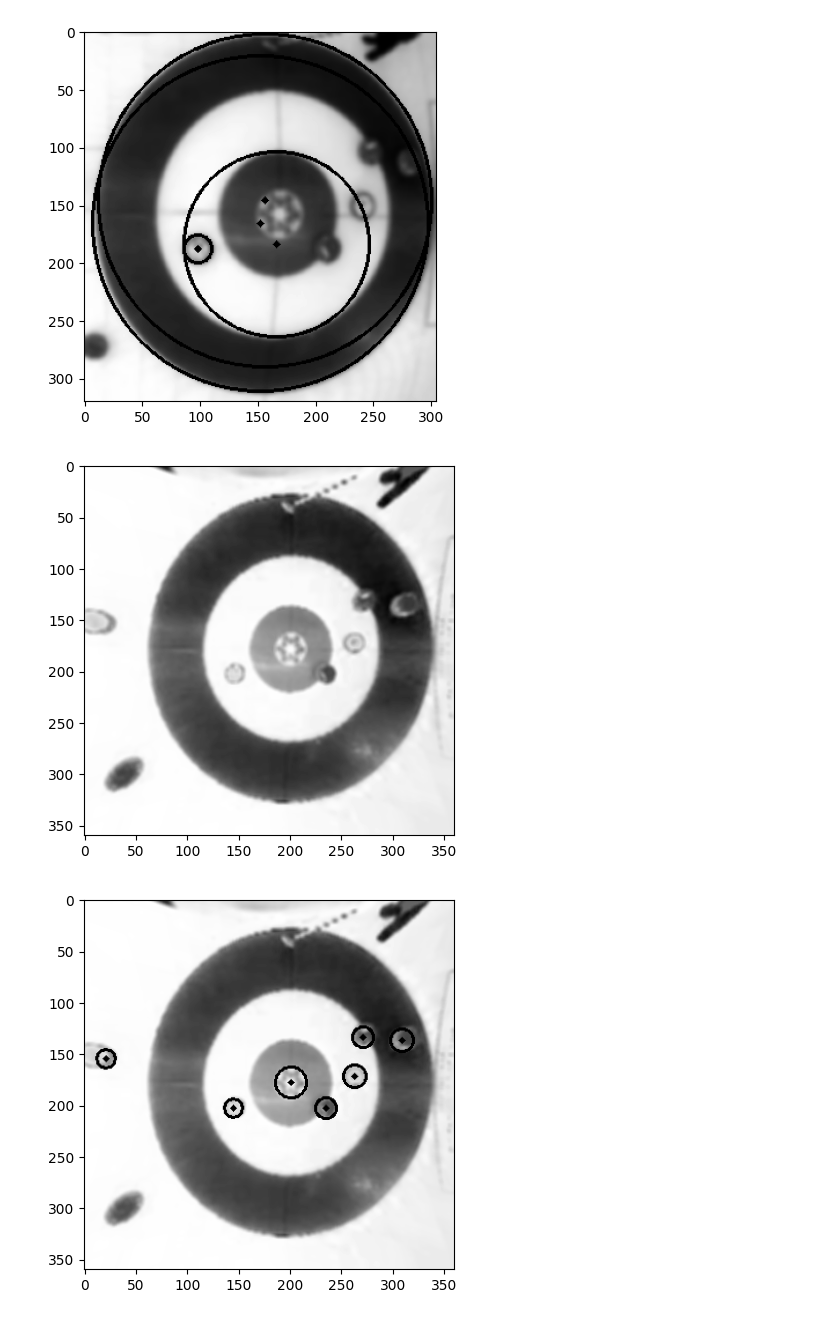
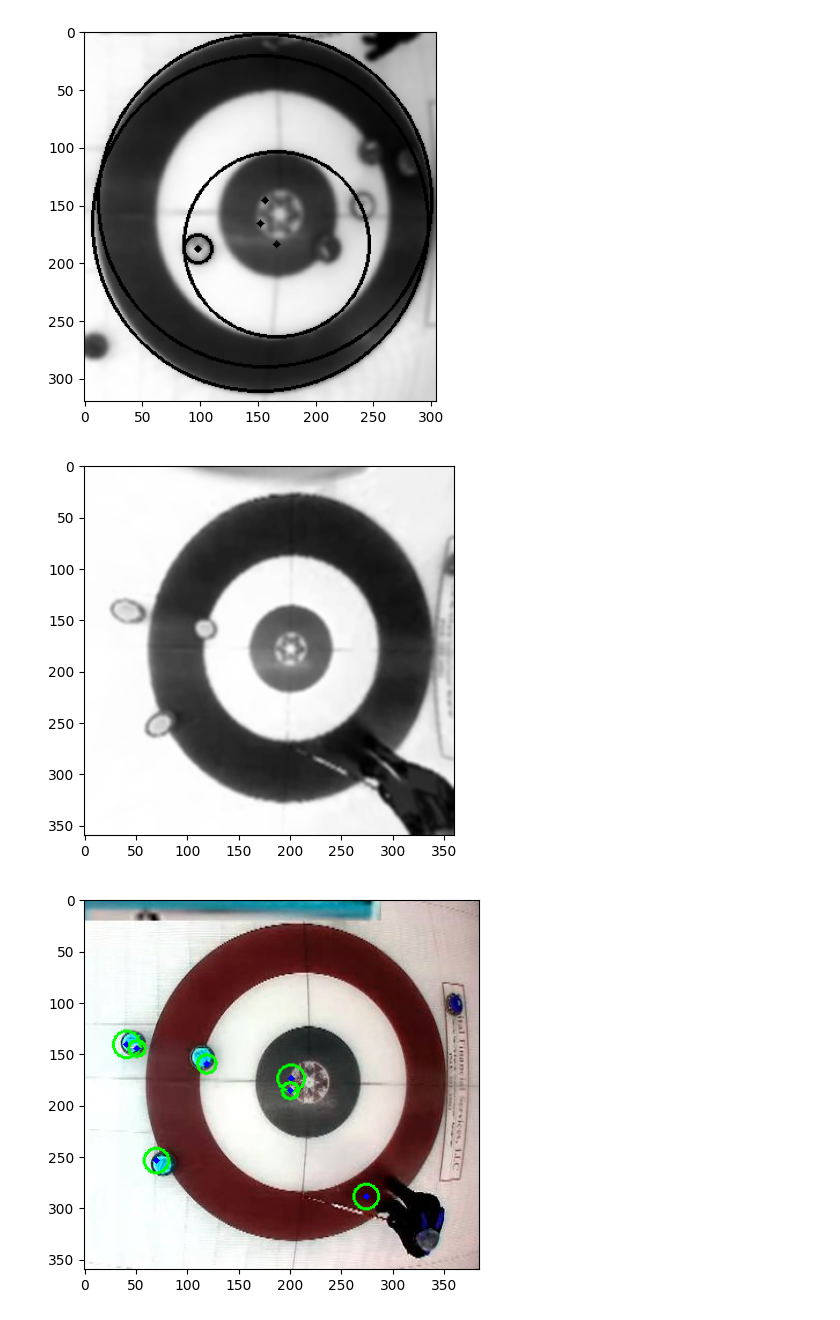
Before and after one commit to anderm18/CurlingVAR, a Jupyter notebook: CurlingSegmentationipynb.ipynb, the cells around one changed output. Cells and saved outputs as stored; diff of their text form; code cells hidden in the pictures.

Commit message:
Multiple methods of Circle Detection and Fish eye correction: segmentation, canny edge detection, Hough Circles, perspective warping. This was a sh*t load of work, and still not done.

```diff
--- a/CurlingSegmentationipynb.ipynb
+++ b/CurlingSegmentationipynb.ipynb
@@ -219,7 +219,7 @@ plt.show()
 [figure]
 [figure]
 # %%
-im = cv2.imread("/content/drive/My Drive/achilles2022_out/images/100.jpg")
+im = cv2.imread("/content/drive/My Drive/achilles2022_out/images/84.jpg")
 
 from defisheye import Defisheye
 
@@ -228,7 +228,7 @@ format = 'fullframe'
 fov = 150
 pfov = 120
 
-obj = Defisheye("/content/drive/My Drive/achilles2022_out/images/100.jpg", dtype=dtype, format=format, fov=fov, pfov=pfov)
+obj = Defisheye("/content/drive/My Drive/achilles2022_out/images/84.jpg", dtype=dtype, format=format, fov=fov, pfov=pfov)
 
 
 # To use the converted image in memory
@@ -255,7 +255,7 @@ new_image = obj.convert()
 
 img = cv2.cvtColor(new_image, cv2.COLOR_BGR2HSV)
 h, s, v = cv2.split(img)
-value = 100
+value = 50
 lim = 255 - value
 
 v[v > lim] = 255
@@ -266,37 +266,38 @@ img = cv2.cvtColor(cv2.cvtColor(img, cv2.COLOR_HSV2BGR), cv2.COLOR_BGR2GRAY)
 img = cv2.GaussianBlur(img, (5, 5), 2)
 
 circles = cv2.HoughCircles(img, cv2.HOUGH_GRADIENT, \
-                            param1=150,param2=17,minDist=10, dp=1.1, minRadius=8,maxRadius=20)
+                            param1=45,param2=15,minDist=10, dp=1.1, minRadius=8,maxRadius=20)
 
 plt.imshow(img, cmap='gray')
 plt.show()
 dist = lambda p1, p2: np.sqrt((p1[0] - p2[0])**2 + (p1[1] - p2[1])**2)
 
 if circles is not None:
     # Convert the circle parameters a, b and r to integers.
     circles = np.uint16(np.around(circles))
     for pt in circles[0, :]:
       image_center = (img.shape[1] // 2, img.shape[0] // 2)
       central = min(circles[0, :], key=lambda x: dist(image_center, (x[0], x[1])))
 
       a, b, r = pt[0], pt[1], pt[2]
-      cv2.circle(img, (a, b), r, (0, 255, 0), 2)
-      cv2.circle(img, (a, b), 1, (0, 0, 255), 3)
+      if r < 14:
+        cv2.circle(im, (a, b), r, (0, 255, 0), 2)
+        cv2.circle(im, (a, b), 1, (0, 0, 255), 3)
 
-      distance = dist((a, b), (central[0], central[1]))
-plt.imshow(img, cmap='gray')
+        distance = dist((a, b), (central[0], central[1]))
+plt.imshow(im, cmap='gray')
 plt.show()
 
 # detector = cv2.SimpleBlobDetector_create()
 # keypoints = detector.detect(img)
 # for keypoint in keypoints:
 #     x = int(keypoint.pt[0])
 #     y = int(keypoint.pt[1])
 #     r = int(keypoint.size / 2)
 #     cv2.circle(img, (x, y), r, (0, 255, 0), 2)
 
 plt.imshow(img, cmap='gray')
 plt.show()
 # %% [output]
-[figure, old version]
+[figure, new version]
-[figure, old version]
+[figure, new version]
```
Also changed, not shown: parts of 8 cells of this notebook.
